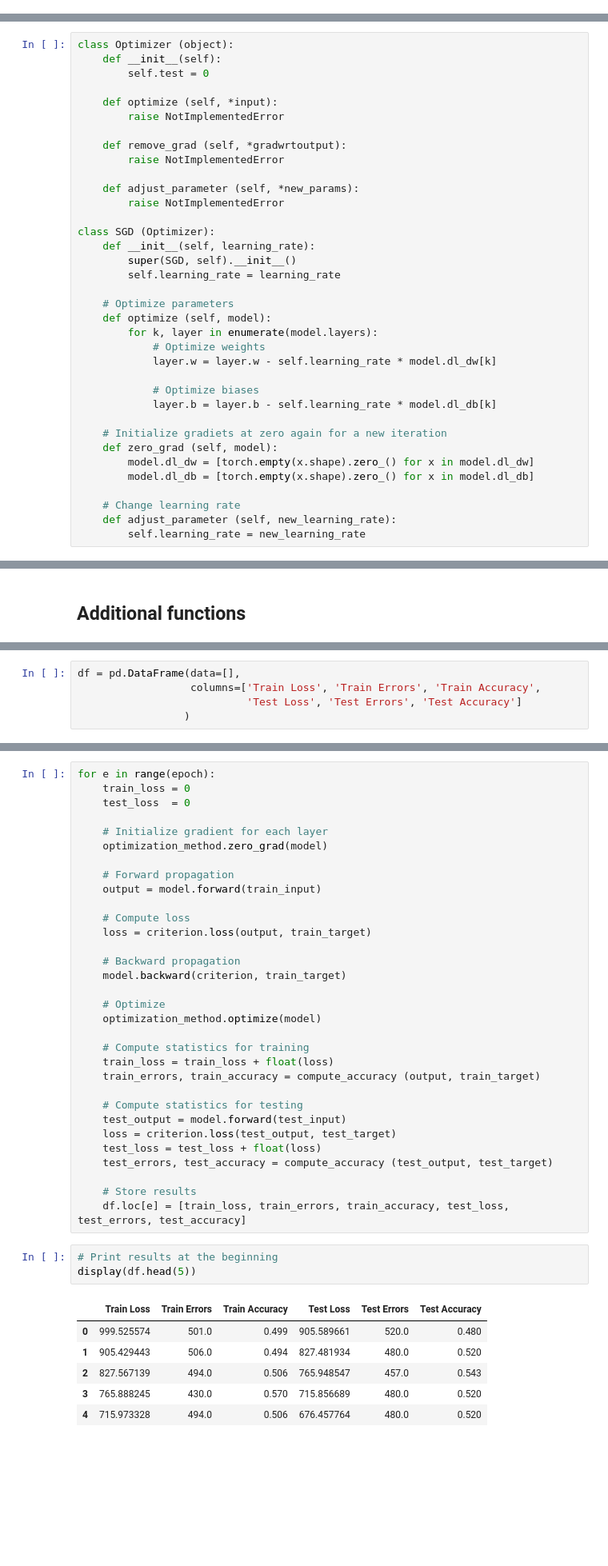
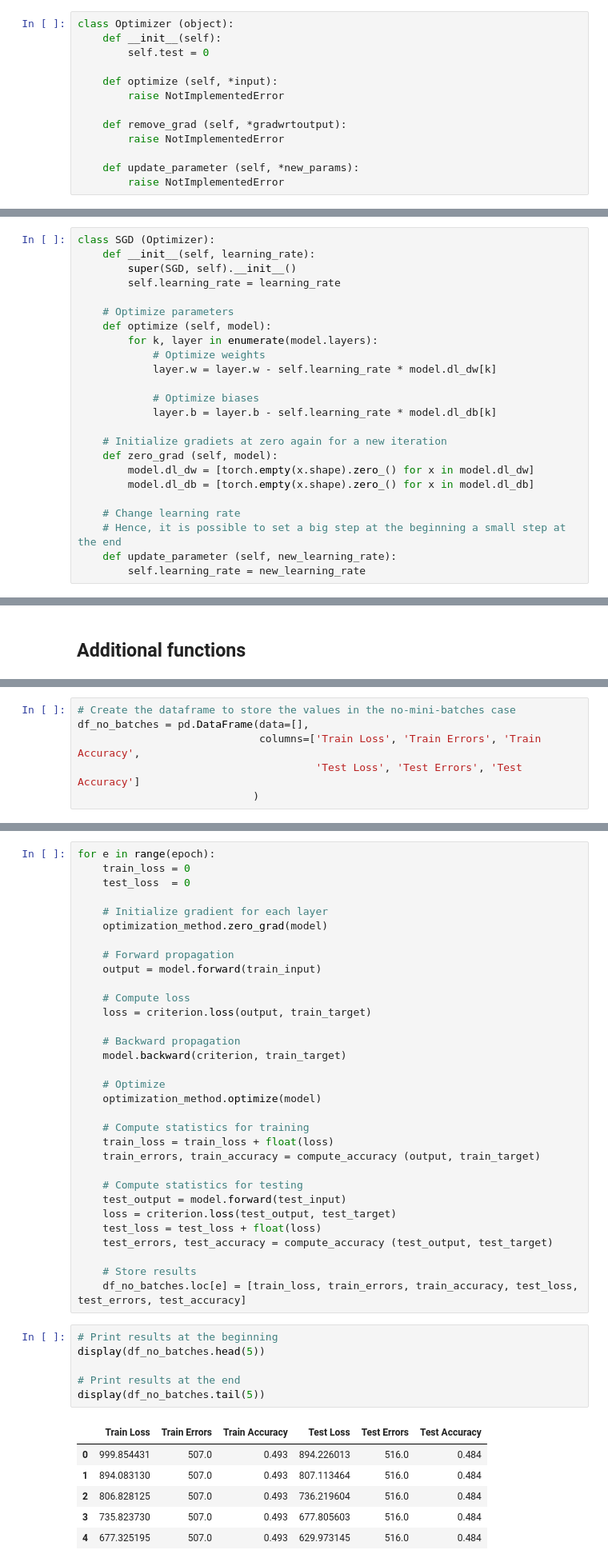
Before and after one commit to girotomas/Deep_Learning_Project, a Jupyter notebook: Project 2.ipynb, the cells around one changed output, grey strips where cells are left out. Shown at 80% size. Cells and saved outputs as stored; diff of their text form; blank space fills up the shorter version.

```diff
--- a/Project 2.ipynb
+++ b/Project 2.ipynb
@@ -472,6 +489,19 @@ model.print_structure()
 (Layer 3) in neurons (25) -> out neurons (2)
 # %% [markdown]
 ## Optimizer
+# %%
+class Optimizer (object):
+    def __init__(self):
+        self.test = 0
+
+    def optimize (self, *input):
+        raise NotImplementedError
+
+    def remove_grad (self, *gradwrtoutput):
+        raise NotImplementedError
+
+    def update_parameter (self, *new_params):
+        raise NotImplementedError
 # %% [markdown]
 ### 1. Plain SGD
 # %% [markdown]
@@ -487,19 +515,6 @@ where:
 g_t = \sum_{b=1}^B \nabla \ell_{n(t,b)} (w_t)
 \end{align}
 # %%
-class Optimizer (object):
-    def __init__(self):
-        self.test = 0
-
-    def optimize (self, *input):
-        raise NotImplementedError
-
-    def remove_grad (self, *gradwrtoutput):
-        raise NotImplementedError
-
-    def adjust_parameter (self, *new_params):
-        raise NotImplementedError
-
 class SGD (Optimizer):
     def __init__(self, learning_rate):
         super(SGD, self).__init__()
@@ -520,7 +535,8 @@ class SGD (Optimizer):
         model.dl_db = [torch.empty(x.shape).zero_() for x in model.dl_db]
 
     # Change learning rate
-    def adjust_parameter (self, new_learning_rate):
+    # Hence, it is possible to set a big step at the beginning a small step at the end
+    def update_parameter (self, new_learning_rate):
         self.learning_rate = new_learning_rate
 # %%
 testSGD = SGD(0.05)
@@ -606,5 +613,6 @@ def compute_accuracy (output, target_data):
 # %%
-df = pd.DataFrame(data=[],
-                  columns=['Train Loss', 'Train Errors', 'Train Accuracy',
-                           'Test Loss', 'Test Errors', 'Test Accuracy']
-                 )
+# Create the dataframe to store the values in the no-mini-batches case
+df_no_batches = pd.DataFrame(data=[],
+                             columns=['Train Loss', 'Train Errors', 'Train Accuracy',
+                                      'Test Loss', 'Test Errors', 'Test Accuracy']
+                            )
@@ -647,14 +653,17 @@ for e in range(epoch):
     test_errors, test_accuracy = compute_accuracy (test_output, test_target)
 
     # Store results
-    df.loc[e] = [train_loss, train_errors, train_accuracy, test_loss, test_errors, test_accuracy]
+    df_no_batches.loc[e] = [train_loss, train_errors, train_accuracy, test_loss, test_errors, test_accuracy]
 # %%
 # Print results at the beginning
-display(df.head(5))
+display(df_no_batches.head(5))
+
+# Print results at the end
+display(df_no_batches.tail(5))
 # %% [output]
 |  | Train Loss | Train Errors | Train Accuracy | Test Loss | Test Errors | Test Accuracy |
-| 0 | 999.525574 | 501.0 | 0.499 | 905.589661 | 520.0 | 0.480 |
-| 1 | 905.429443 | 506.0 | 0.494 | 827.481934 | 480.0 | 0.520 |
-| 2 | 827.567139 | 494.0 | 0.506 | 765.948547 | 457.0 | 0.543 |
-| 3 | 765.888245 | 430.0 | 0.570 | 715.856689 | 480.0 | 0.520 |
-| 4 | 715.973328 | 494.0 | 0.506 | 676.457764 | 480.0 | 0.520 |
+| 0 | 999.854431 | 507.0 | 0.493 | 894.226013 | 516.0 | 0.484 |
+| 1 | 894.083130 | 507.0 | 0.493 | 807.113464 | 516.0 | 0.484 |
+| 2 | 806.828125 | 507.0 | 0.493 | 736.219604 | 516.0 | 0.484 |
+| 3 | 735.823730 | 507.0 | 0.493 | 677.805603 | 516.0 | 0.484 |
+| 4 | 677.325195 | 507.0 | 0.493 | 629.973145 | 516.0 | 0.484 |
```
Also changed, not shown: parts of 21 cells of this notebook.
